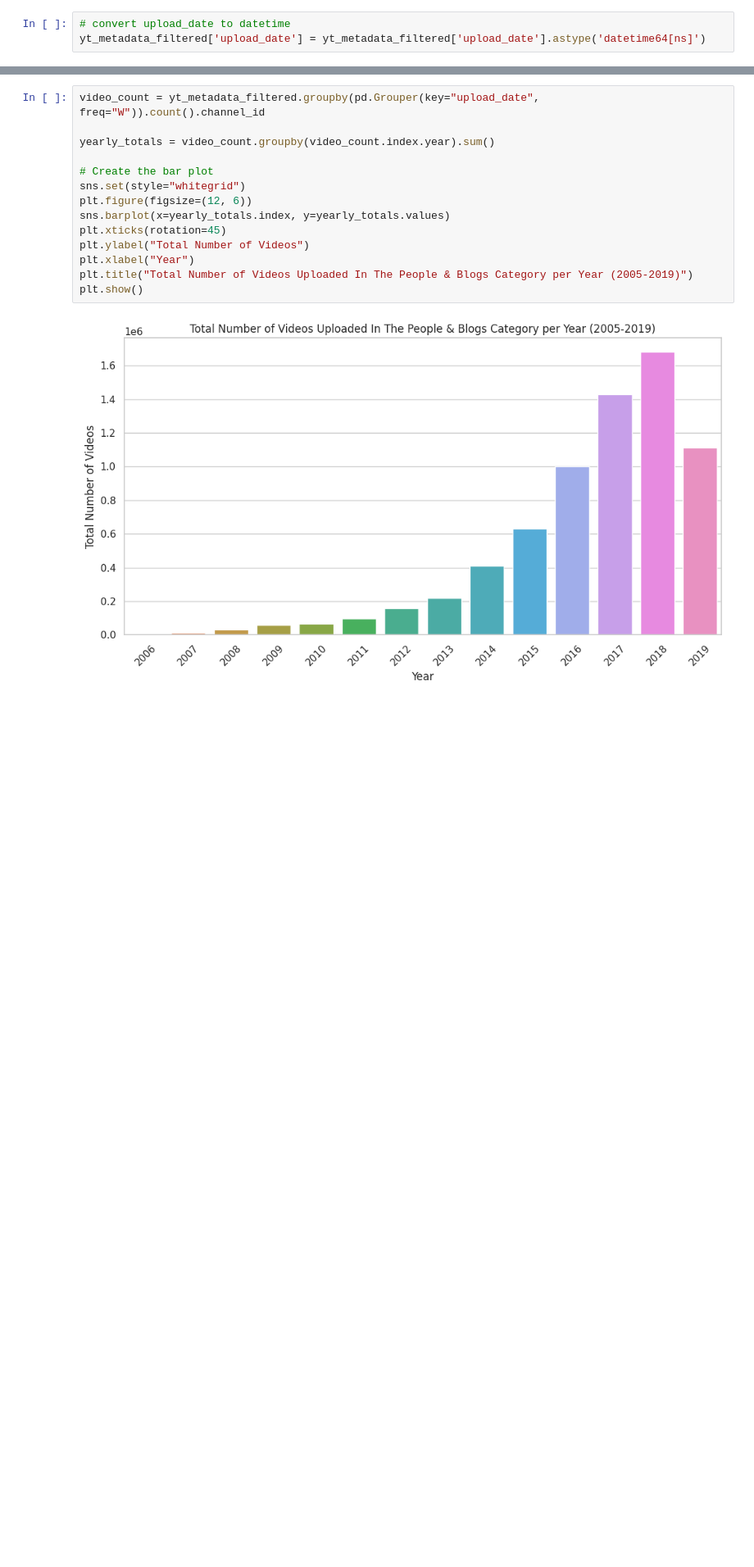
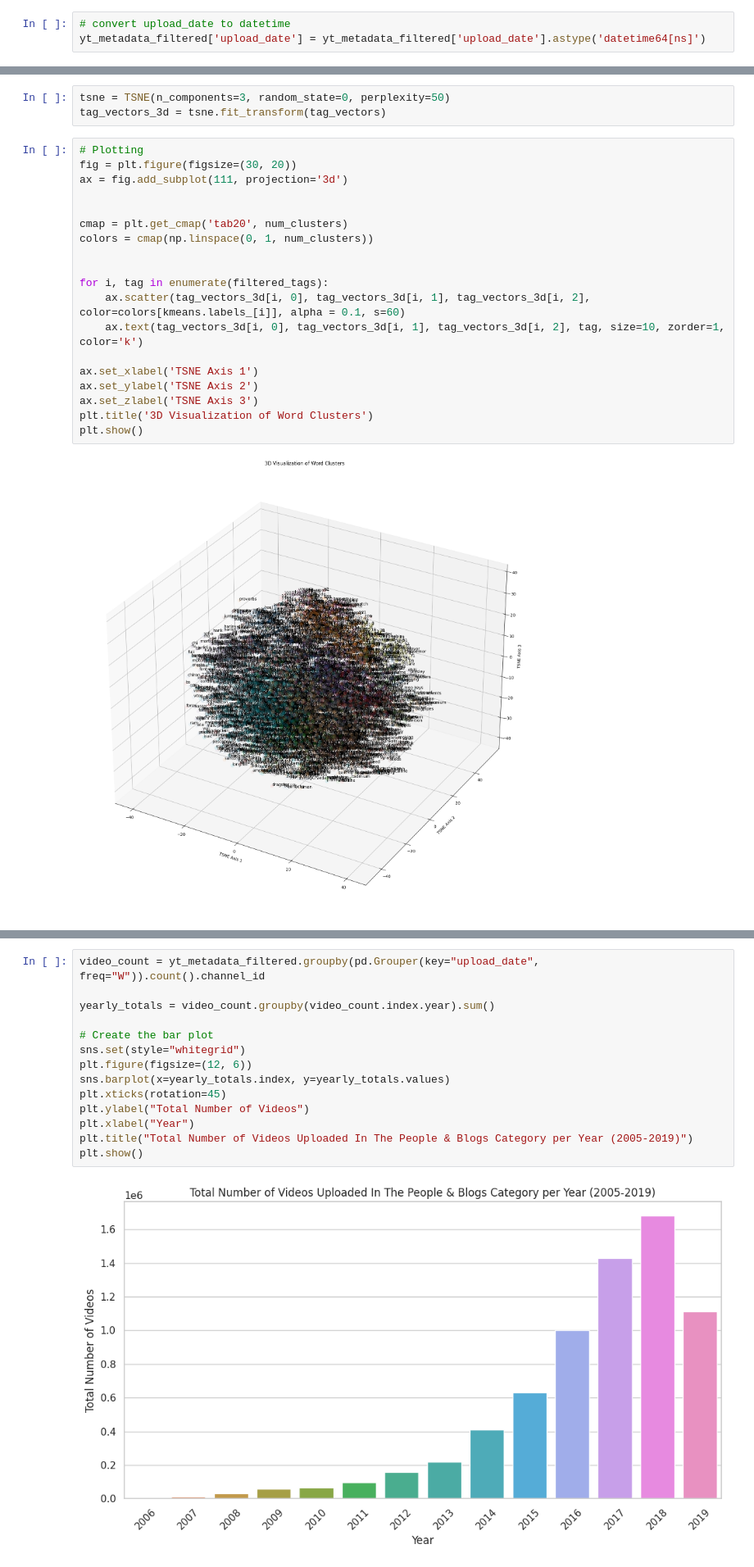
Before and after one commit to kamilmellouk/kadabros, a Jupyter notebook: notebooks/Martin_eda.ipynb, the cells around one changed output, grey strips where cells are left out. Shown at 82% size. Drawn from its saved outputs; the diff is of its cells as text; blank space fills up the shorter version.

```diff
--- a/notebooks/Martin_eda.ipynb
+++ b/notebooks/Martin_eda.ipynb
@@ -176,0 +229,24 @@ yt_metadata_filtered['upload_date'] = yt_metadata_filtered['upload_date'].astype
+# %%
+tsne = TSNE(n_components=3, random_state=0, perplexity=50)
+tag_vectors_3d = tsne.fit_transform(tag_vectors)
+# %%
+# Plotting
+fig = plt.figure(figsize=(30, 20))
+ax = fig.add_subplot(111, projection='3d')
+
+
+cmap = plt.get_cmap('tab20', num_clusters)
+colors = cmap(np.linspace(0, 1, num_clusters))
+
+
+for i, tag in enumerate(filtered_tags):
+    ax.scatter(tag_vectors_3d[i, 0], tag_vectors_3d[i, 1], tag_vectors_3d[i, 2], color=colors[kmeans.labels_[i]], alpha = 0.1, s=60)
+    ax.text(tag_vectors_3d[i, 0], tag_vectors_3d[i, 1], tag_vectors_3d[i, 2], tag, size=10, zorder=1, color='k')
+
+ax.set_xlabel('TSNE Axis 1')
+ax.set_ylabel('TSNE Axis 2')
+ax.set_zlabel('TSNE Axis 3')
+plt.title('3D Visualization of Word Clusters')
+plt.show()
+# %% [output]
+[figure, added]
```
Also changed, not shown: parts of 22 cells of this notebook, 1 other file.
